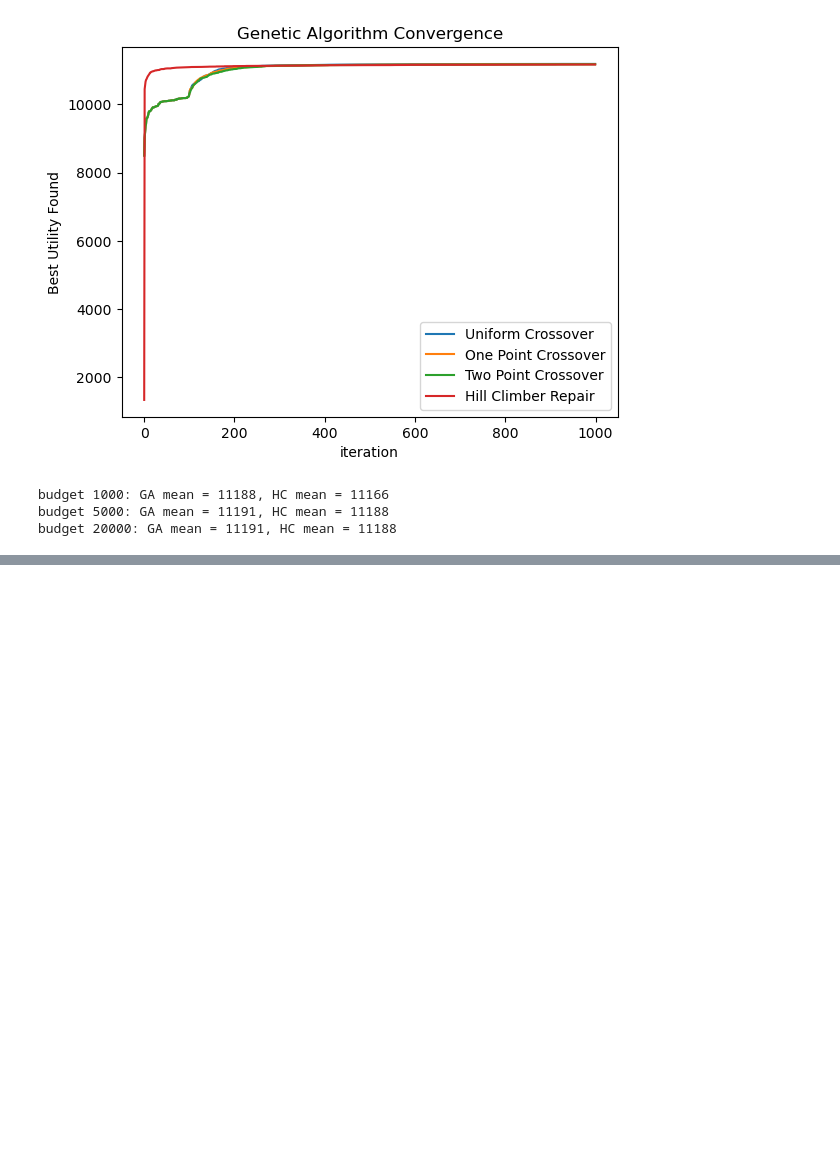
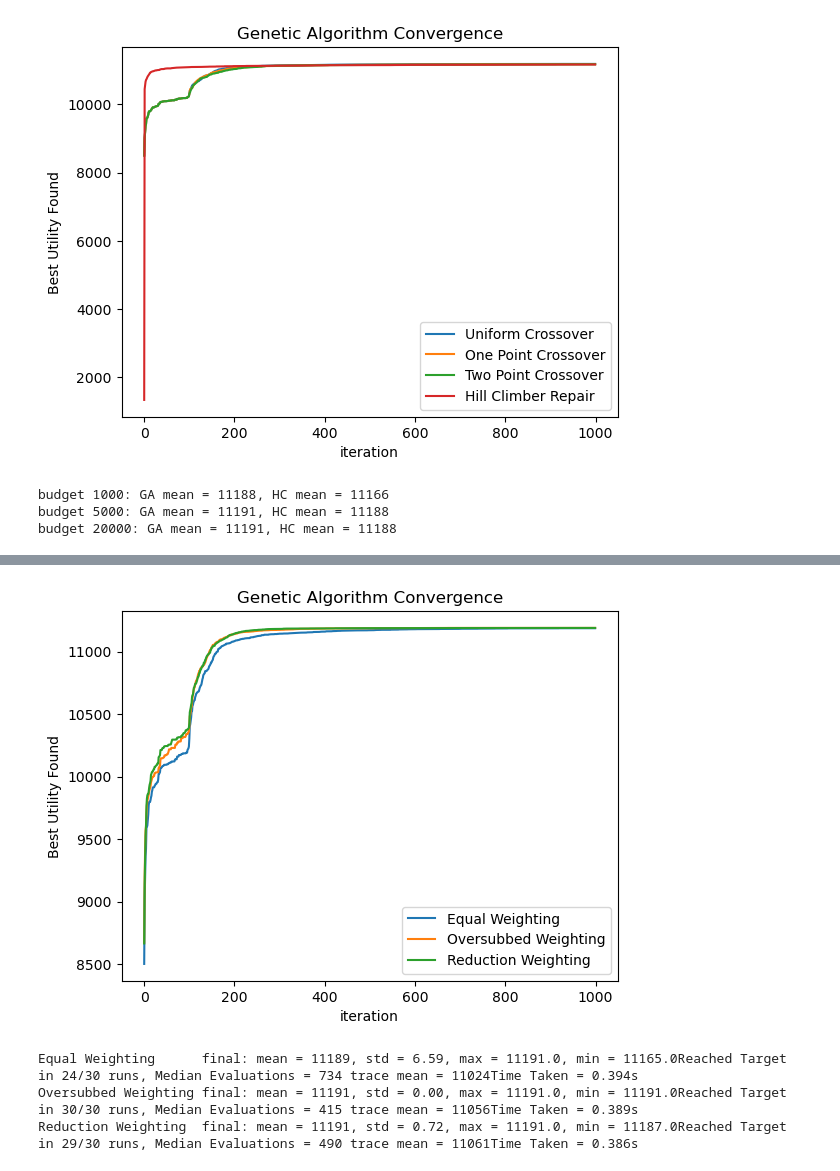
Before and after one commit to Captainjack2210/AI-Assignment, a Jupyter notebook: workload_data_loader.ipynb, the cells around one changed output, grey strips where cells are left out. Drawn from its saved outputs; the diff is of its cells as text; code cells hidden in the pictures; blank space fills up the shorter version.

Commit message:
Add files via upload
Work on Part 3

```diff
--- a/workload_data_loader.ipynb
+++ b/workload_data_loader.ipynb
@@ -633,0 +641,5 @@ budget 20000: GA mean = 11191, HC mean = 11188
+# %%
+for name in ["Uniform Crossover", "One Point Crossover", "Hill Climber Repair"]:
+    solutions = resultsGA[name][2]
+    totalUsage = 100 * np.array([np.dot(demands2, individual) / capacities2 for individual in solutions])
+    print(f"{name}: mean % of each capacity used = {np.round(totalUsage.mean(axis = 0), 1)}, lowest = {np.round(totalUsage.min(axis = 0),1)}")
@@ -633,0 +650,13 @@ budget 20000: GA mean = 11191, HC mean = 11188
+# %%
+def modelPrioritySort(utilities, storageReqs, storageMax, weighting):
+
+    weightedDemand = (weighting[:, None] * storageReqs / storageMax[:, None]).sum(axis = 0)
+    return list(np.argsort(-(utilities/weightedDemand)))
+# %%
+print(totalUsage.mean(axis = 0))
+normalOrder = modelPrioritySort(utilities2, demands2, capacities2, np.ones(5))
+priorities = totalUsage.mean(axis = 0)
+weighting = priorities / priorities.mean()
+weightedOrder = modelPrioritySort(utilities2, demands2, capacities2, weighting)
+print(normalOrder)
+print(weightedOrder)
@@ -633,0 +713,6 @@ budget 20000: GA mean = 11191, HC mean = 11188
+# %%
+budget = 1000
+resultsPart3 = {}
+resultsPart3 ["Equal Weighting"] = runExperimentGA (budget, capacities2, demands2, utilities2, equalOrder)
+resultsPart3 ["Oversubbed Weighting"] = runExperimentGA (budget, capacities2, demands2, utilities2, overSubbedOrder)
+resultsPart3 ["Reduction Weighting"] = runExperimentGA (budget, capacities2, demands2, utilities2, reductionOrder)
@@ -633,0 +738,48 @@ budget 20000: GA mean = 11191, HC mean = 11188
+# %%
+for name, (bestList, traces, solutions, times) in resultsPart3.items():
+    averageTrace = np.mean(traces, axis = 0)
+    plt.plot(averageTrace, label = name)
+plt.xlabel("iteration")
+plt.ylabel("Best Utility Found")
+plt.title("Genetic Algorithm Convergence")
+plt.legend()
+plt.show()
+# %% [output]
+[figure, added]
+# %%
+bestFound = 0
+for utility in resultsPart3.values():
+    currentBest = utility[0].max()
+    if currentBest > bestFound:
+        bestFound = currentBest
+aim = 0.9999 * bestFound
+evaluationsNeeded = {}
+for name, (bestList, traces, solutions, times) in resultsPart3.items():
+    needed = []
+    for trace in traces:
+        achieved = np.where(trace >= aim)[0]
+        if len(achieved) > 0:
+            needed.append(achieved[0] + 1)
+        else:
+            needed.append(budget + 1)
+    evaluationsNeeded[name] = np.array(needed)
+for name, (bestList, traces, solutions, times) in resultsPart3.items():
+    reachedCount = 0
+    for evaluation in evaluationsNeeded[name]:
+        if evaluation <= budget:
+            reachedCount = reachedCount + 1
+    meanResult = bestList.mean()
+    stdResult = bestList.std()
+    maxResult = bestList.max()
+    minResult = bestList.min()
+    totalRuns = len(bestList)
+    medianEvaluations = np.median(evaluationsNeeded[name])
+    meanBestSoFar = traces.mean()
+    averageTime = times.mean()
+    print(f"{name:20s} final: mean = {meanResult:.0f}, std = {stdResult:.2f}, max = {maxResult:.1f}, min = {minResult:.1f}"
+    f"Reached Target in {reachedCount}/{totalRuns} runs, Median Evaluations = {medianEvaluations:.0f} trace mean = {meanBestSoFar:.0f}"
+    f"Time Taken = {averageTime:.3f}s")
+# %% [output]
+Equal Weighting      final: mean = 11189, std = 6.59, max = 11191.0, min = 11165.0Reached Target in 24/30 runs, Median Evaluations = 734 trace mean = 11024Time Taken = 0.394s
+Oversubbed Weighting final: mean = 11191, std = 0.00, max = 11191.0, min = 11191.0Reached Target in 30/30 runs, Median Evaluations = 415 trace mean = 11056Time Taken = 0.389s
+Reduction Weighting  final: mean = 11191, std = 0.72, max = 11191.0, min = 11187.0Reached Target in 29/30 runs, Median Evaluations = 490 trace mean = 11061Time Taken = 0.386s
```
Also changed, not shown: parts of 7 cells of this notebook.
